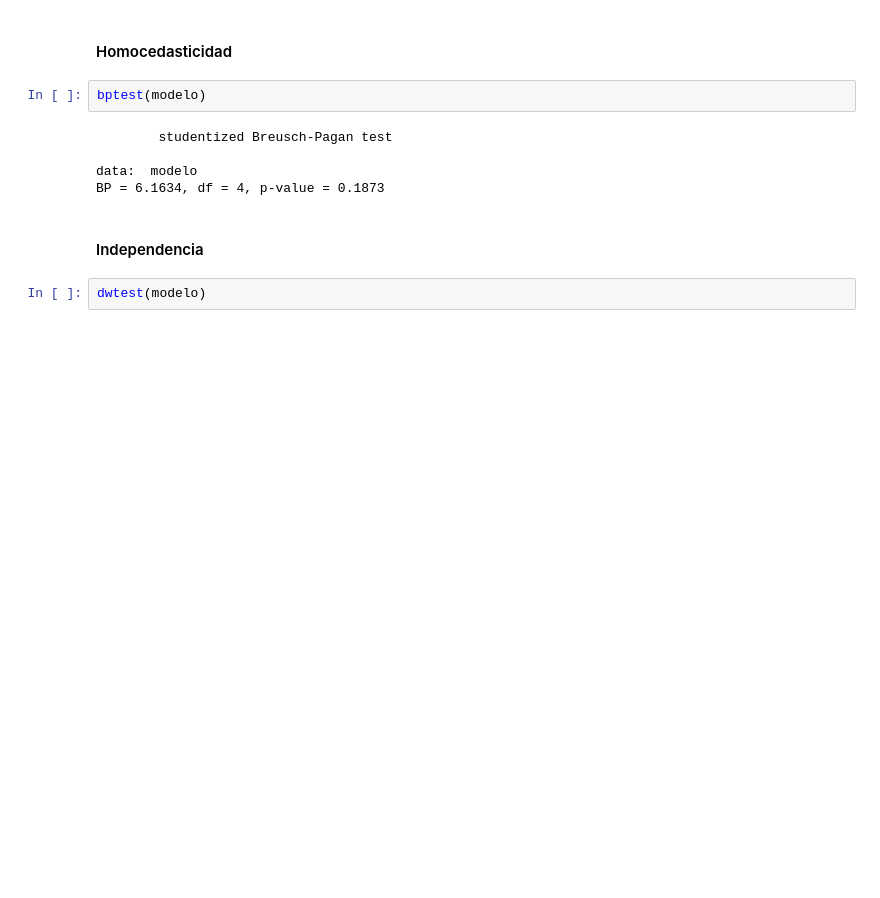
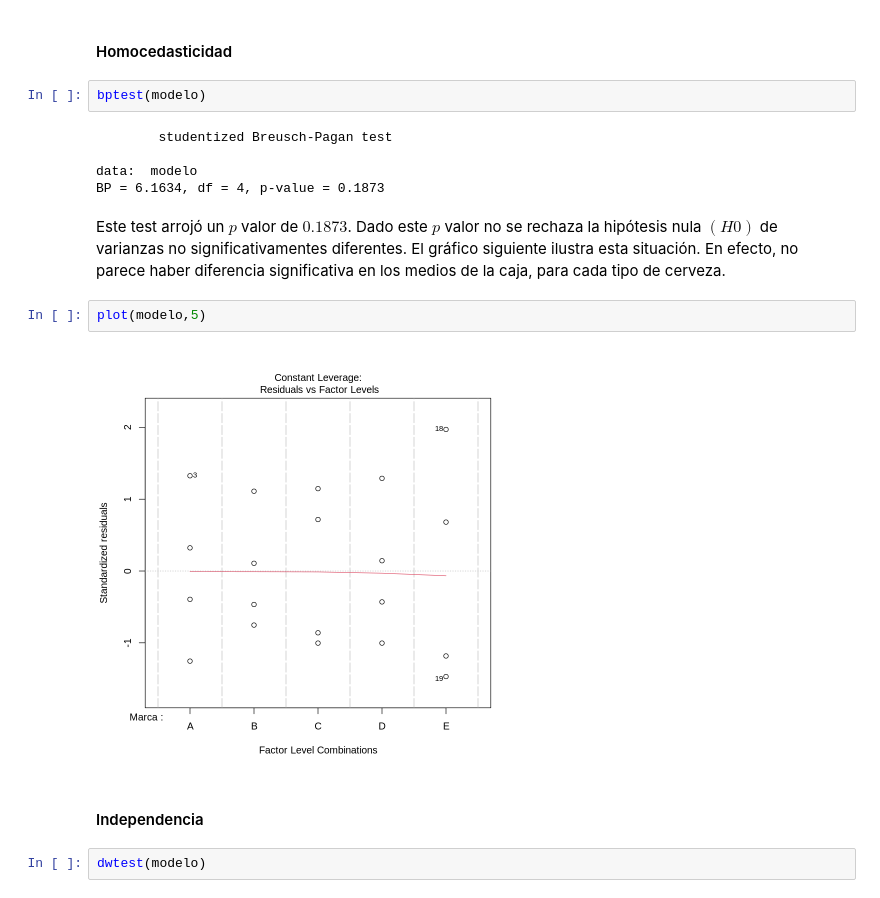
Before and after one commit to cristiandarioortegayubro/accenture, a Jupyter notebook: accentureestadistica.ipynb, the cells around one changed output. Saved outputs shown, nothing was run; the diff lists cells and outputs as text; blank space fills up the shorter version.

```diff
--- a/accentureestadistica.ipynb
+++ b/accentureestadistica.ipynb
@@ -158,6 +187,12 @@ bptest(modelo)
 
 data:  modelo
 BP = 6.1634, df = 4, p-value = 0.1873
+# %% [markdown]
+Este test arrojó un $p$ valor de $0.1873$. Dado este $p$ valor no se rechaza la hipótesis nula $(H0)$ de varianzas no significativamentes diferentes. El gráfico siguiente ilustra esta situación. En efecto, no parece haber diferencia significativa en los medios de la caja, para cada tipo de cerveza.
+# %%
+plot(modelo,5)
+# %% [output]
+[figure, added]
 # %% [markdown]
 #### Independencia
 # %%
```
Also changed, not shown: parts of 35 cells of this notebook.
